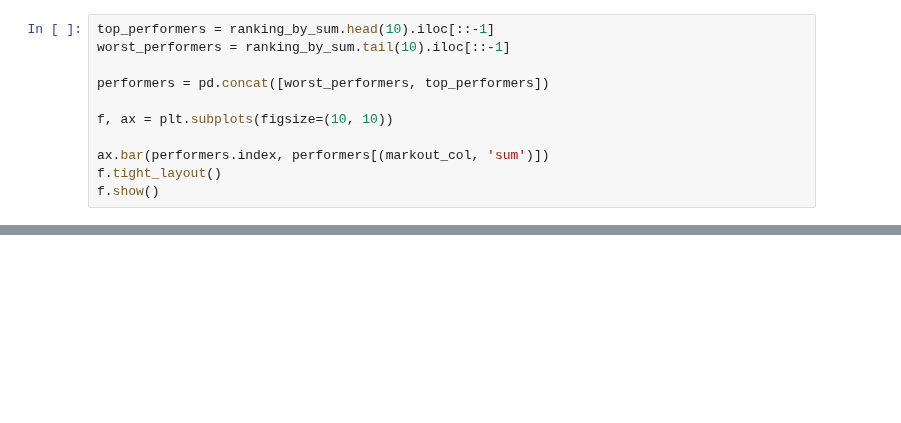
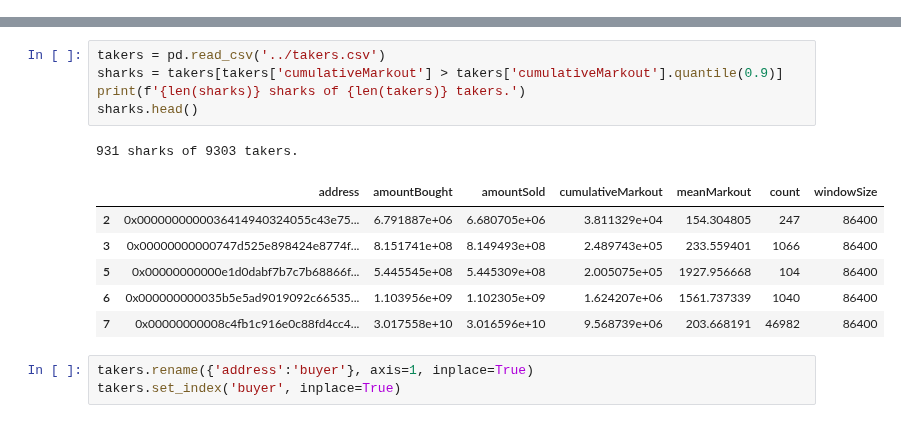
Before and after one commit to xenophonlabs/curve-lp-metrics, a Jupyter notebook: notebooks/sharks.ipynb, the cells around one changed output, grey strips where cells are left out. Drawn from its saved outputs; the diff is of its cells as text; blank space fills up the shorter version.

```diff
--- a/notebooks/sharks.ipynb
+++ b/notebooks/sharks.ipynb
@@ -182,11 +53,0 @@ ranking_by_mean.head()
-# %%
-top_performers = ranking_by_sum.head(10).iloc[::-1]
-worst_performers = ranking_by_sum.tail(10).iloc[::-1]
-
-performers = pd.concat([worst_performers, top_performers])
-
-f, ax = plt.subplots(figsize=(10, 10))
-
-ax.bar(performers.index, performers[(markout_col, 'sum')])
-f.tight_layout()
-f.show()
@@ -219,0 +75,16 @@ pool_metadata
+# %%
+takers = pd.read_csv('../takers.csv')
+sharks = takers[takers['cumulativeMarkout'] > takers['cumulativeMarkout'].quantile(0.9)]
+print(f'{len(sharks)} sharks of {len(takers)} takers.')
+sharks.head()
+# %% [output]
+931 sharks of 9303 takers.
+|  | address | amountBought | amountSold | cumulativeMarkout | meanMarkout | count | windowSize |
+| 2 | 0x0000000000036414940324055c43e75... | 6.791887e+06 | 6.680705e+06 | 3.811329e+04 | 154.304805 | 247 | 86400 |
+| 3 | 0x00000000000747d525e898424e8774f... | 8.151741e+08 | 8.149493e+08 | 2.489743e+05 | 233.559401 | 1066 | 86400 |
+| 5 | 0x00000000000e1d0dabf7b7c7b68866f... | 5.445545e+08 | 5.445309e+08 | 2.005075e+05 | 1927.956668 | 104 | 86400 |
+| 6 | 0x000000000035b5e5ad9019092c66535... | 1.103956e+09 | 1.102305e+09 | 1.624207e+06 | 1561.737339 | 1040 | 86400 |
+| 7 | 0x00000000008c4fb1c916e0c88fd4cc4... | 3.017558e+10 | 3.016596e+10 | 9.568739e+06 | 203.668191 | 46982 | 86400 |
+# %%
+takers.rename({'address':'buyer'}, axis=1, inplace=True)
+takers.set_index('buyer', inplace=True)
```
Also changed, not shown: parts of 29 cells of this notebook, 15 other files.
